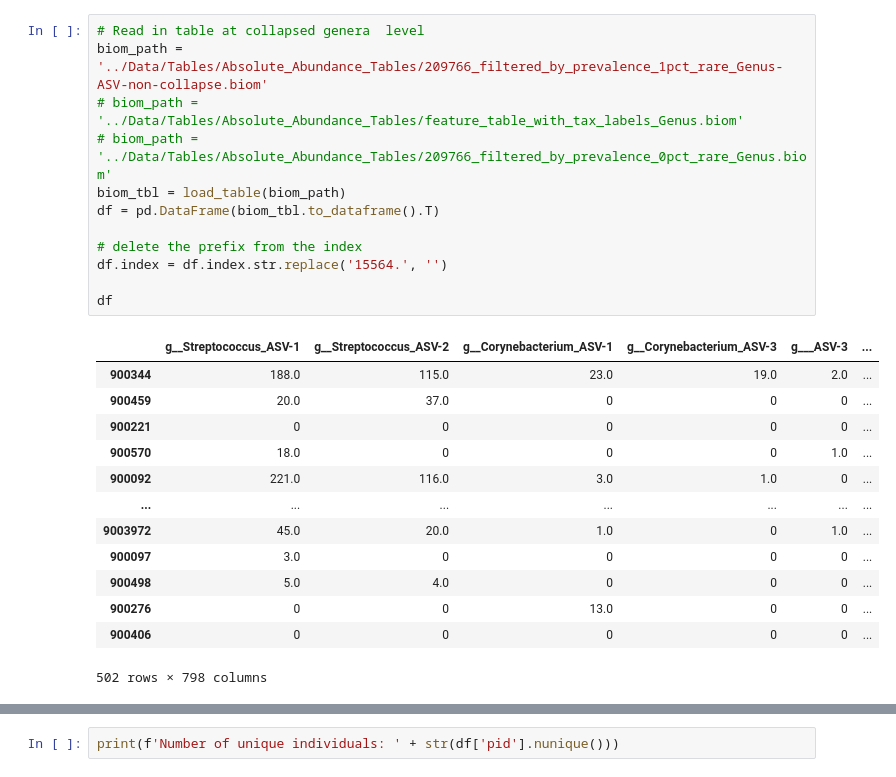
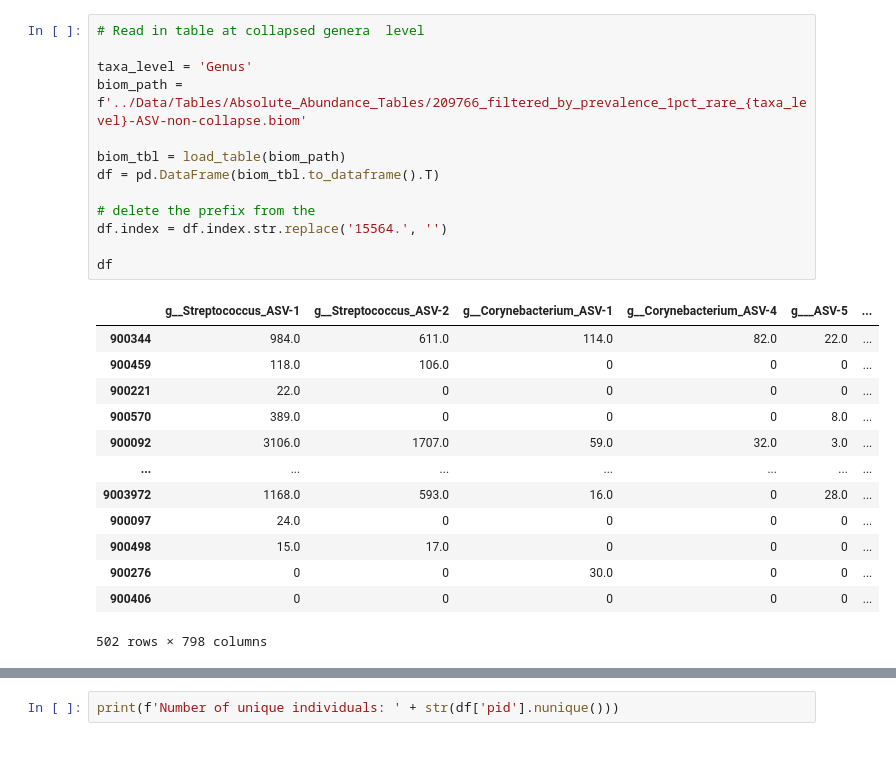
Before and after one commit to yangchen2/16S_AD_South-Africa, a Jupyter notebook: Notebooks/8_16S_skin-nares_overlapping-taxa-individuals.ipynb, the cells around one changed output, grey strips where cells are left out. Drawn from its saved outputs; the diff is of its cells as text.

```diff
--- a/Notebooks/8_16S_skin-nares_overlapping-taxa-individuals.ipynb
+++ b/Notebooks/8_16S_skin-nares_overlapping-taxa-individuals.ipynb
@@ -48,27 +58,28 @@ metadata
 # %%
 # Read in table at collapsed genera  level
-biom_path = '../Data/Tables/Absolute_Abundance_Tables/209766_filtered_by_prevalence_1pct_rare_Genus-ASV-non-collapse.biom'
-# biom_path = '../Data/Tables/Absolute_Abundance_Tables/feature_table_with_tax_labels_Genus.biom'
-# biom_path = '../Data/Tables/Absolute_Abundance_Tables/209766_filtered_by_prevalence_0pct_rare_Genus.biom'
+
+taxa_level = 'Genus'
+biom_path = f'../Data/Tables/Absolute_Abundance_Tables/209766_filtered_by_prevalence_1pct_rare_{taxa_level}-ASV-non-collapse.biom'
+
 biom_tbl = load_table(biom_path)
 df = pd.DataFrame(biom_tbl.to_dataframe().T)
 
-# delete the prefix from the index
+# delete the prefix from the
 df.index = df.index.str.replace('15564.', '')
 
 df
 # %% [output]
-|  | g__Streptococcus_ASV-1 | g__Streptococcus_ASV-2 | g__Corynebacterium_ASV-1 | g__Corynebacterium_ASV-3 | g___ASV-3 | ... |
-| 900344 | 188.0 | 115.0 | 23.0 | 19.0 | 2.0 | ... |
-| 900459 | 20.0 | 37.0 | 0 | 0 | 0 | ... |
-| 900221 | 0 | 0 | 0 | 0 | 0 | ... |
-| 900570 | 18.0 | 0 | 0 | 0 | 1.0 | ... |
-| 900092 | 221.0 | 116.0 | 3.0 | 1.0 | 0 | ... |
+|  | g__Streptococcus_ASV-1 | g__Streptococcus_ASV-2 | g__Corynebacterium_ASV-1 | g__Corynebacterium_ASV-4 | g___ASV-5 | ... |
+| 900344 | 984.0 | 611.0 | 114.0 | 82.0 | 22.0 | ... |
+| 900459 | 118.0 | 106.0 | 0 | 0 | 0 | ... |
+| 900221 | 22.0 | 0 | 0 | 0 | 0 | ... |
+| 900570 | 389.0 | 0 | 0 | 0 | 8.0 | ... |
+| 900092 | 3106.0 | 1707.0 | 59.0 | 32.0 | 3.0 | ... |
 | ... | ... | ... | ... | ... | ... | ... |
-| 9003972 | 45.0 | 20.0 | 1.0 | 0 | 1.0 | ... |
-| 900097 | 3.0 | 0 | 0 | 0 | 0 | ... |
-| 900498 | 5.0 | 4.0 | 0 | 0 | 0 | ... |
-| 900276 | 0 | 0 | 13.0 | 0 | 0 | ... |
+| 9003972 | 1168.0 | 593.0 | 16.0 | 0 | 28.0 | ... |
+| 900097 | 24.0 | 0 | 0 | 0 | 0 | ... |
+| 900498 | 15.0 | 17.0 | 0 | 0 | 0 | ... |
+| 900276 | 0 | 0 | 30.0 | 0 | 0 | ... |
 | 900406 | 0 | 0 | 0 | 0 | 0 | ... |
 502 rows × 798 columns
 # %%
```
Also changed, not shown: parts of 29 cells of this notebook, 32 other files.
